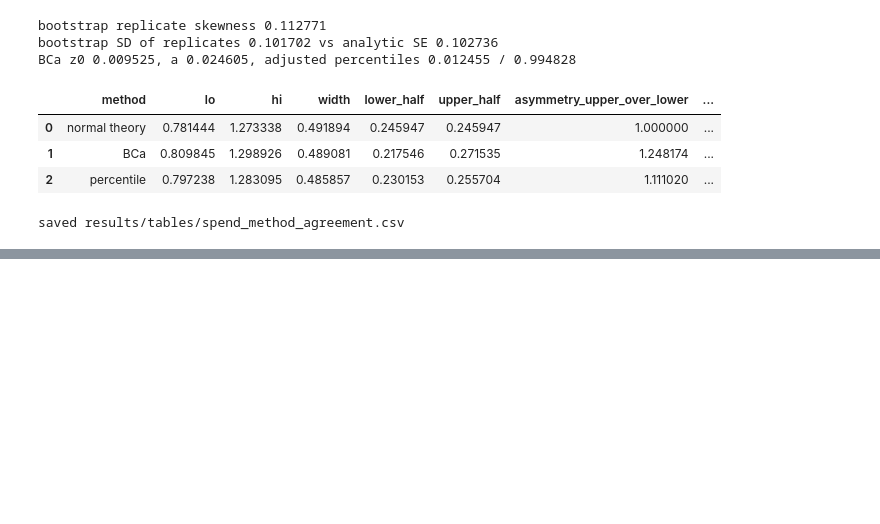
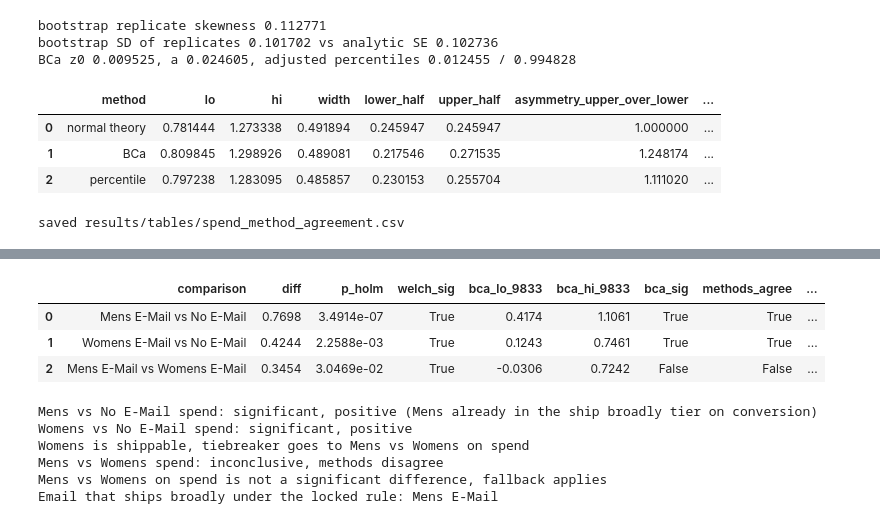
Before and after one commit to luisesparza3347/ab-testing-experiments, a Jupyter notebook: notebooks/02_primary_readout.ipynb, the cells around one changed output, grey strips where cells are left out. Saved outputs shown, nothing was run; the diff lists cells and outputs as text; code cells hidden in the pictures; blank space fills up the shorter version.

```diff
--- a/notebooks/02_primary_readout.ipynb
+++ b/notebooks/02_primary_readout.ipynb
@@ -426,0 +561,10 @@ saved results/tables/spend_method_agreement.csv
+# %%
+order_s = spend_readout["p_raw"].sort_values().index
+spend_holm = pd.DataFrame({"comparison": spend_readout.loc[order_s, "comparison"], "p_raw": spend_readout.loc[order_s, "p_raw"]})
+spend_holm["multiplier"] = [N_COMPARISONS - k for k in range(N_COMPARISONS)]
+spend_holm["p_times_multiplier"] = spend_holm["p_raw"] * spend_holm["multiplier"]
+spend_holm["p_holm"] = spend_holm["p_times_multiplier"].cummax().clip(upper=1)
+
+_, p_holm_sm_s, _, _ = multipletests(spend_readout["p_raw"], alpha=ALPHA, method="holm")
+spend_holm["p_holm_statsmodels"] = pd.Series(p_holm_sm_s, index=spend_readout.index).loc[order_s]
+spend_holm.style.format({"p_raw": "{:.4e}", "p_times_multiplier": "{:.4e}", "p_holm": "{:.4e}", "p_holm_statsmodels": "{:.4e}"})
@@ -426,0 +587,46 @@ saved results/tables/spend_method_agreement.csv
+# %%
+spend_readout["p_holm"] = spend_holm["p_holm"].reindex(spend_readout.index)
+spend_readout["welch_sig"] = spend_readout["p_holm"] < ALPHA
+spend_readout["bca_sig"] = (spend_readout["bca_lo_9833"] > 0) | (spend_readout["bca_hi_9833"] < 0)
+spend_readout["methods_agree"] = spend_readout["welch_sig"] == spend_readout["bca_sig"]
+spend_readout["spend_result"] = np.select(
+    [~spend_readout["methods_agree"], spend_readout["welch_sig"] & (spend_readout["diff"] > 0),
+     spend_readout["welch_sig"] & (spend_readout["diff"] < 0)],
+    ["inconclusive, methods disagree", "significant, positive", "significant, negative"],
+    default="not significant",
+)
+spend_readout[["comparison", "diff", "p_holm", "welch_sig", "bca_lo_9833", "bca_hi_9833", "bca_sig", "methods_agree", "spend_result"]].style.format(
+    {"diff": "{:.4f}", "p_holm": "{:.4e}", "bca_lo_9833": "{:.4f}", "bca_hi_9833": "{:.4f}"}
+)
+# %% [output]
+|  | comparison | diff | p_holm | welch_sig | bca_lo_9833 | bca_hi_9833 | bca_sig | methods_agree | ... |
+| 0 | Mens E-Mail vs No E-Mail | 0.7698 | 3.4914e-07 | True | 0.4174 | 1.1061 | True | True | ... |
+| 1 | Womens E-Mail vs No E-Mail | 0.4244 | 2.2588e-03 | True | 0.1243 | 0.7461 | True | True | ... |
+| 2 | Mens E-Mail vs Womens E-Mail | 0.3454 | 3.0469e-02 | True | -0.0306 | 0.7242 | False | False | ... |
+# %%
+res = spend_readout.set_index("comparison")["spend_result"]
+womens_spend = res["Womens E-Mail vs No E-Mail"]
+mens_vs_womens_spend = res["Mens E-Mail vs Womens E-Mail"]
+
+print(f"Mens vs No E-Mail spend: {res['Mens E-Mail vs No E-Mail']} (Mens already in the ship broadly tier on conversion)")
+print(f"Womens vs No E-Mail spend: {womens_spend}")
+if womens_spend == "significant, positive":
+    print("Womens is shippable, tiebreaker goes to Mens vs Womens on spend")
+    print(f"Mens vs Womens spend: {mens_vs_womens_spend}")
+    if mens_vs_womens_spend == "significant, negative":
+        email_to_ship = "Womens E-Mail"
+    else:
+        email_to_ship = "Mens E-Mail"
+        if mens_vs_womens_spend != "significant, positive":
+            print("Mens vs Womens on spend is not a significant difference, fallback applies")
+else:
+    print("Womens does not show a significant positive spend lift, Womens does not ship broadly")
+    email_to_ship = "Mens E-Mail"
+print(f"Email that ships broadly under the locked rule: {email_to_ship}")
+# %% [output]
+Mens vs No E-Mail spend: significant, positive (Mens already in the ship broadly tier on conversion)
+Womens vs No E-Mail spend: significant, positive
+Womens is shippable, tiebreaker goes to Mens vs Womens on spend
+Mens vs Womens spend: inconclusive, methods disagree
+Mens vs Womens on spend is not a significant difference, fallback applies
+Email that ships broadly under the locked rule: Mens E-Mail
```
Also changed, not shown: parts of 18 cells of this notebook, 5 other files.
